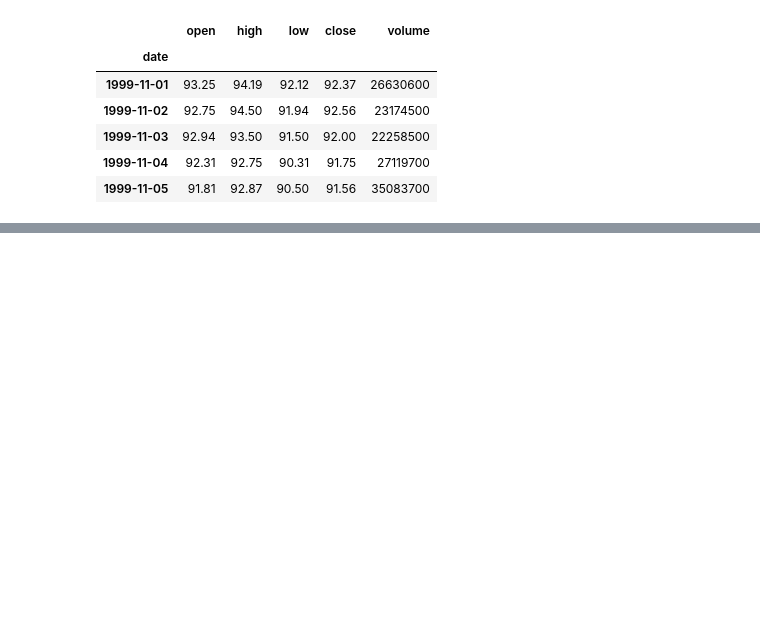
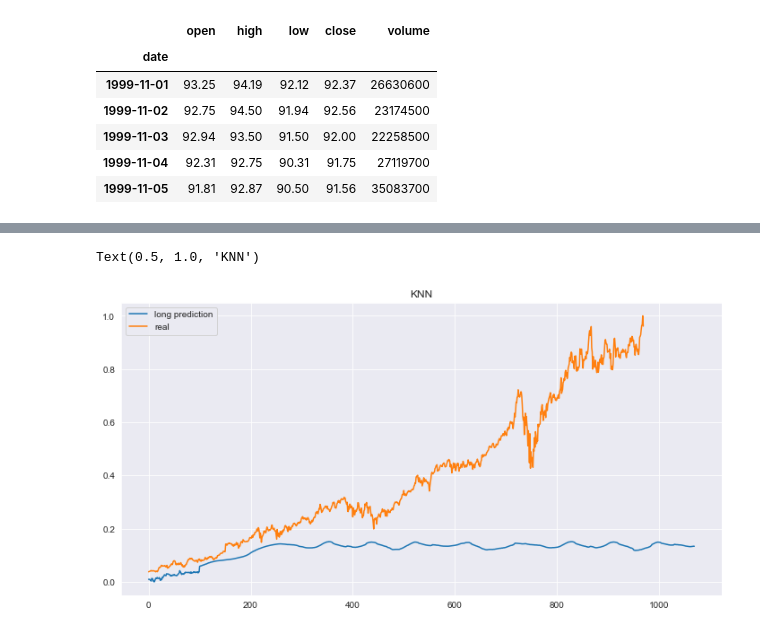
Before and after one commit to IKamsh/Stocks_monitoring, a Jupyter notebook: experimentations.ipynb, the cells around one changed output, grey strips where cells are left out. Cells and saved outputs as stored; diff of their text form; code cells hidden in the pictures; blank space fills up the shorter version.

```diff
--- a/experimentations.ipynb
+++ b/experimentations.ipynb
@@ -89,0 +95,19 @@ AttributeError: module 'datetime' has no attribute 'strtime'
+# %%
+def long_term_prediction(model, test, predict_window):
+    long_term_prediction = np.zeros(len(test))
+    long_term_prediction[:predict_window] = test[:predict_window]
+    for i in range(predict_window, len(test)):
+        long_term_prediction[i] = model.predict(long_term_prediction[i - predict_window:i].reshape(1,-1))
+
+    return long_term_prediction
+# %%
+ltp = long_term_prediction(model, test, predict_window)
+# %%
+plt.figure(figsize=(12,6))
+plt.plot(ltp)
+plt.plot(Y_test)
+plt.legend(["long prediction", "real"])
+plt.title("KNN")
+# %% [output]
+Text(0.5, 1.0, 'KNN')
+[figure, added]
```
Also changed, not shown: parts of 17 cells of this notebook.
